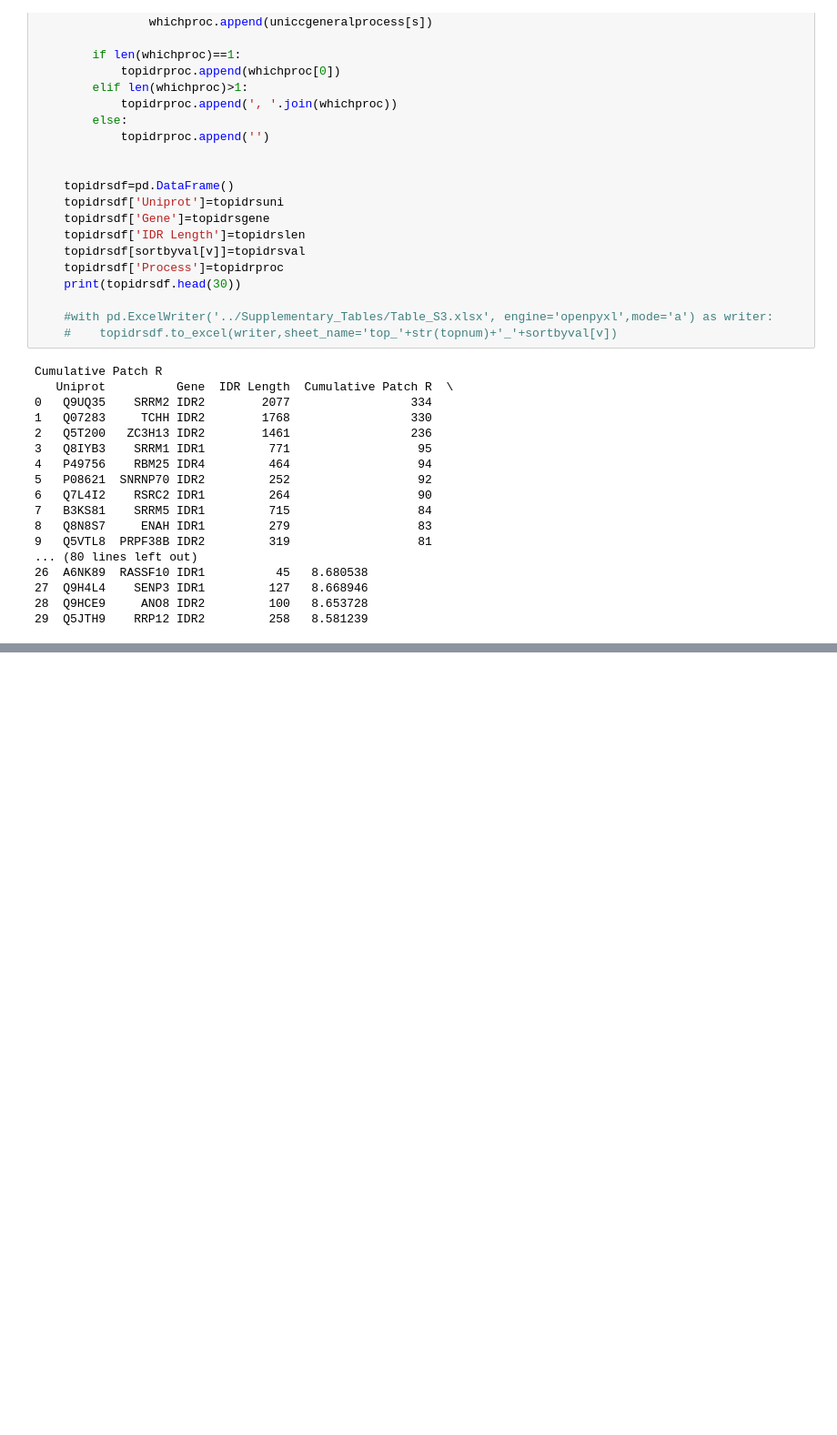
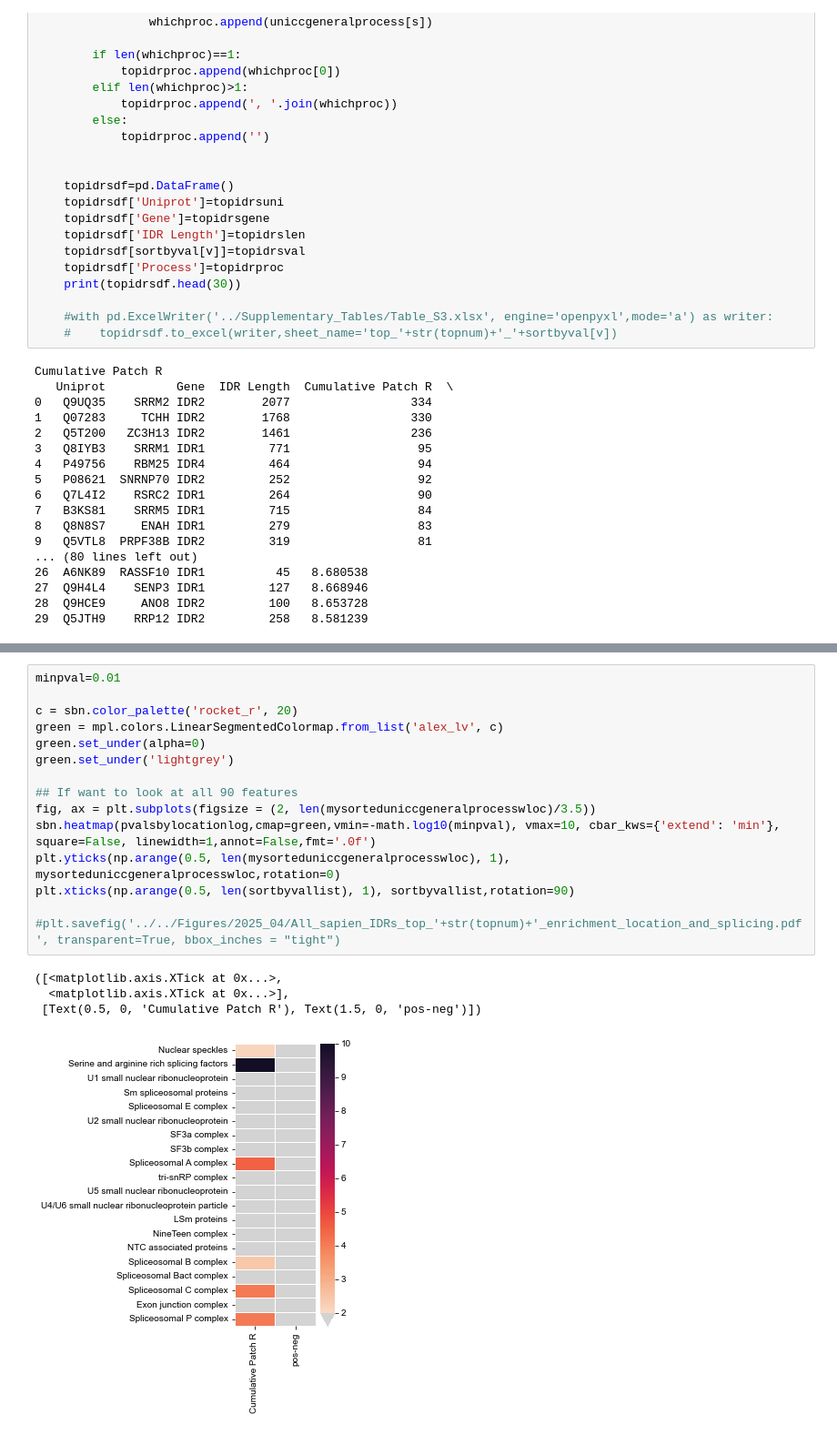
Before and after one commit to kierstenruff/RUFF_KING_Grammars_of_IDRs_using_NARDINI-, a Jupyter notebook: 3_Nucleolus_Speckles_Nucleoplasm/4_bsp_nuclear_speckles_complex_ranked_grammars.ipynb, the cells around one changed output, grey strips where cells are left out. Shown: that part at 91% size. Drawn from its saved outputs; the diff is of its cells as text; blank space fills up the shorter version.

```diff
--- a/3_Nucleolus_Speckles_Nucleoplasm/4_bsp_nuclear_speckles_complex_ranked_grammars.ipynb
+++ b/3_Nucleolus_Speckles_Nucleoplasm/4_bsp_nuclear_speckles_complex_ranked_grammars.ipynb
@@ -586,0 +705,20 @@ Cumulative Patch R
+# %%
+minpval=0.01
+
+c = sbn.color_palette('rocket_r', 20)
+green = mpl.colors.LinearSegmentedColormap.from_list('alex_lv', c)
+green.set_under(alpha=0)
+green.set_under('lightgrey')
+
+## If want to look at all 90 features
+fig, ax = plt.subplots(figsize = (2, len(mysorteduniccgeneralprocesswloc)/3.5))
+sbn.heatmap(pvalsbylocationlog,cmap=green,vmin=-math.log10(minpval), vmax=10, cbar_kws={'extend': 'min'}, square=False, linewidth=1,annot=False,fmt='.0f')
+plt.yticks(np.arange(0.5, len(mysorteduniccgeneralprocesswloc), 1), mysorteduniccgeneralprocesswloc,rotation=0)
+plt.xticks(np.arange(0.5, len(sortbyvallist), 1), sortbyvallist,rotation=90)
+
+#plt.savefig('../../Figures/2025_04/All_sapien_IDRs_top_'+str(topnum)+'_enrichment_location_and_splicing.pdf', transparent=True, bbox_inches = "tight")
+# %% [output]
+([<matplotlib.axis.XTick at 0x...>,
+  <matplotlib.axis.XTick at 0x...>],
+ [Text(0.5, 0, 'Cumulative Patch R'), Text(1.5, 0, 'pos-neg')])
+[figure, added]
```
Also changed, not shown: parts of 9 cells of this notebook, 13 other files.
